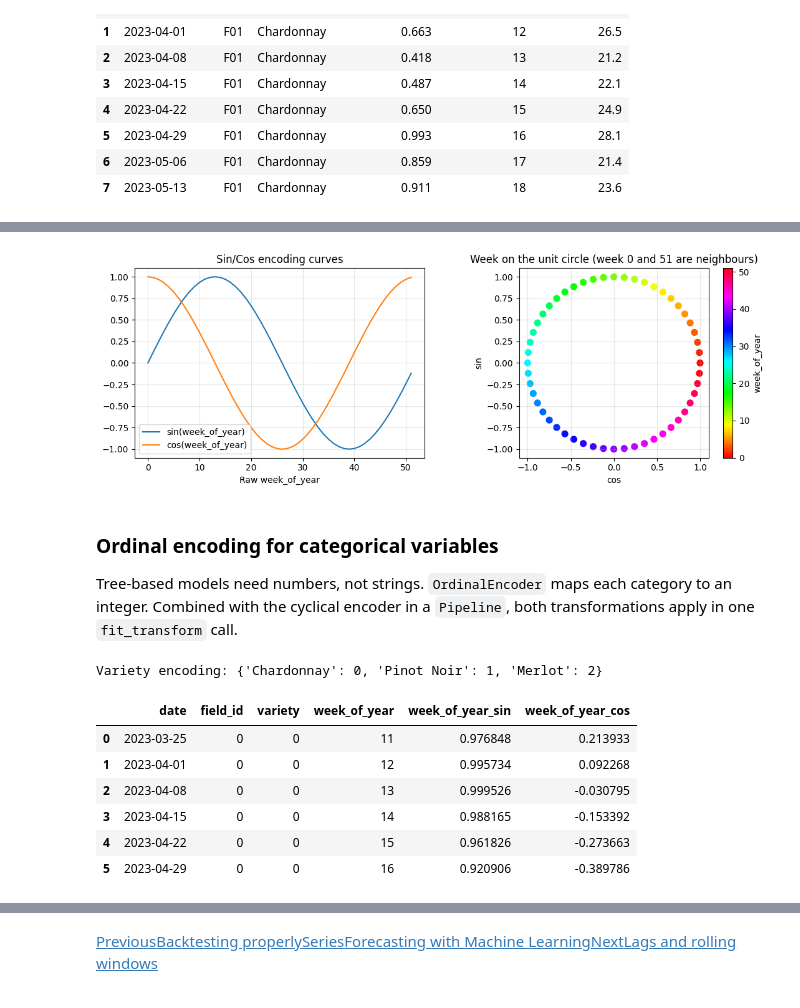
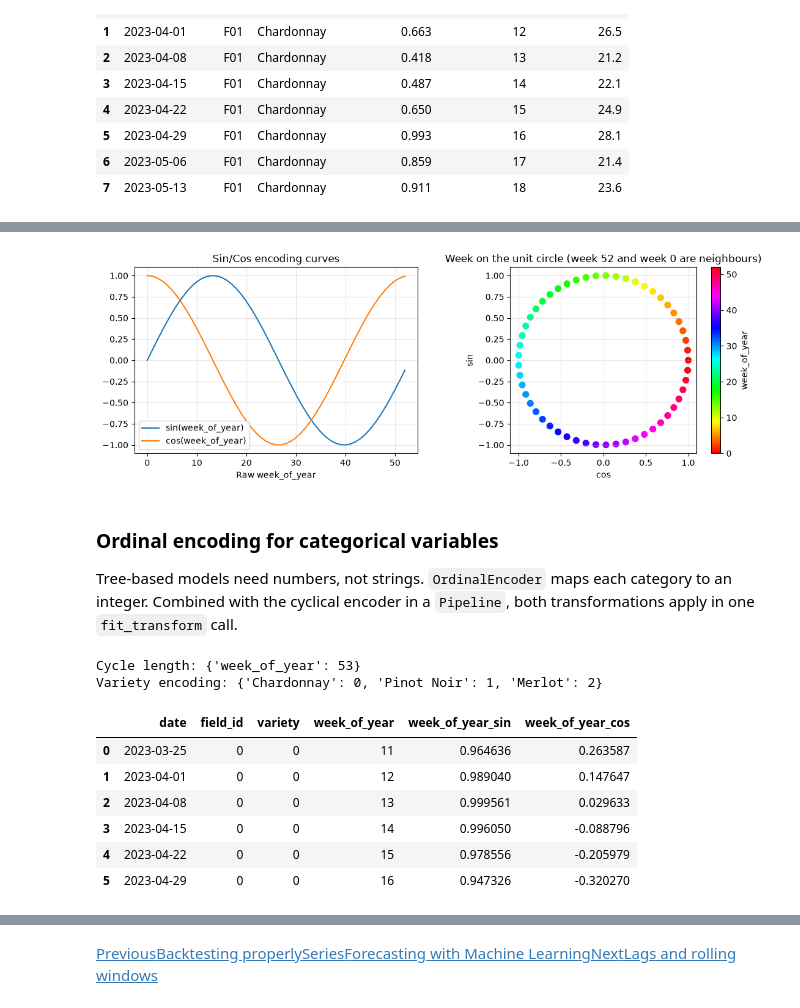
Before and after one commit to kamingfung/blogs, a Jupyter notebook: blogs/forecast/1_feature_engineering.ipynb, the cells around one changed output, grey strips where cells are left out. Cells and saved outputs as stored; diff of their text form; code cells hidden in the pictures.

Commit message:
Fix feature-engineering leakage and week cycle, correct the ammonia/ozone post against its source paper, read notebook frontmatter for home-page descriptions

```diff
--- a/blogs/forecast/1_feature_engineering.ipynb
+++ b/blogs/forecast/1_feature_engineering.ipynb
@@ -147,27 +151,27 @@ $$\text{sin} = \sin\!\left(\frac{2\pi \cdot x}{\text{period}}\right), \quad \tex
 # %%
-weeks = np.arange(52)
-sin_enc = np.sin(2 * np.pi * weeks / 52)
-cos_enc = np.cos(2 * np.pi * weeks / 52)
+weeks = np.arange(53)
+sin_enc = np.sin(2 * np.pi * weeks / 53)
+cos_enc = np.cos(2 * np.pi * weeks / 53)
 
 fig, axes = plt.subplots(1, 2, figsize=(11, 4))
 axes[0].plot(weeks, sin_enc, label="sin(week_of_year)")
 axes[0].plot(weeks, cos_enc, label="cos(week_of_year)")
 axes[0].set_xlabel("Raw week_of_year")
 axes[0].set_title("Sin/Cos encoding curves")
 axes[0].legend()
 axes[0].grid(alpha=0.3)
 
 sc = axes[1].scatter(cos_enc, sin_enc, c=weeks, cmap="hsv", s=50)
 plt.colorbar(sc, ax=axes[1], label="week_of_year")
 axes[1].set_aspect("equal")
 axes[1].set_xlabel("cos")
 axes[1].set_ylabel("sin")
-axes[1].set_title("Week on the unit circle (week 0 and 51 are neighbours)")
+axes[1].set_title("Week on the unit circle (week 52 and week 0 are neighbours)")
 axes[1].grid(alpha=0.3)
 plt.tight_layout()
 plt.show()
 # %% [output]
-[figure, old version]
+[figure, new version]
 # %% [markdown]
 ### Ordinal encoding for categorical variables
 
@@ -178,7 +182,9 @@ global_fe_pipeline = Pipeline(
         (
             "cyclical",
             CyclicalFeatures(
-                variables=["week_of_year", "weeks_since_pruning"], drop_original=False
+                variables=["week_of_year"],
+                max_values={"week_of_year": 53},  # weeks 0-52; not the data's max
+                drop_original=False,
             ),
         ),
         (
@@ -193,6 +199,7 @@ global_fe_pipeline = Pipeline(
 df_global = global_fe_pipeline.fit_transform(df)
 
 enc = global_fe_pipeline.named_steps["encoding"]
+print("Cycle length:", global_fe_pipeline.named_steps["cyclical"].max_values_)
 print("Variety encoding:", enc.encoder_dict_["variety"])
 df_global[
     [
@@ -205,14 +212,15 @@ df_global[
     ]
 ].head(6)
 # %% [output]
+Cycle length: {'week_of_year': 53}
 Variety encoding: {'Chardonnay': 0, 'Pinot Noir': 1, 'Merlot': 2}
 |  | date | field_id | variety | week_of_year | week_of_year_sin | week_of_year_cos |
-| 0 | 2023-03-25 | 0 | 0 | 11 | 0.976848 | 0.213933 |
-| 1 | 2023-04-01 | 0 | 0 | 12 | 0.995734 | 0.092268 |
-| 2 | 2023-04-08 | 0 | 0 | 13 | 0.999526 | -0.030795 |
-| 3 | 2023-04-15 | 0 | 0 | 14 | 0.988165 | -0.153392 |
-| 4 | 2023-04-22 | 0 | 0 | 15 | 0.961826 | -0.273663 |
-| 5 | 2023-04-29 | 0 | 0 | 16 | 0.920906 | -0.389786 |
+| 0 | 2023-03-25 | 0 | 0 | 11 | 0.964636 | 0.263587 |
+| 1 | 2023-04-01 | 0 | 0 | 12 | 0.989040 | 0.147647 |
+| 2 | 2023-04-08 | 0 | 0 | 13 | 0.999561 | 0.029633 |
+| 3 | 2023-04-15 | 0 | 0 | 14 | 0.996050 | -0.088796 |
+| 4 | 2023-04-22 | 0 | 0 | 15 | 0.978556 | -0.205979 |
+| 5 | 2023-04-29 | 0 | 0 | 16 | 0.947326 | -0.320270 |
 # %% [markdown]
 ## Lags, windows and the full pipeline
 
```
Also changed, not shown: parts of 6 cells of this notebook, 16 other files.
